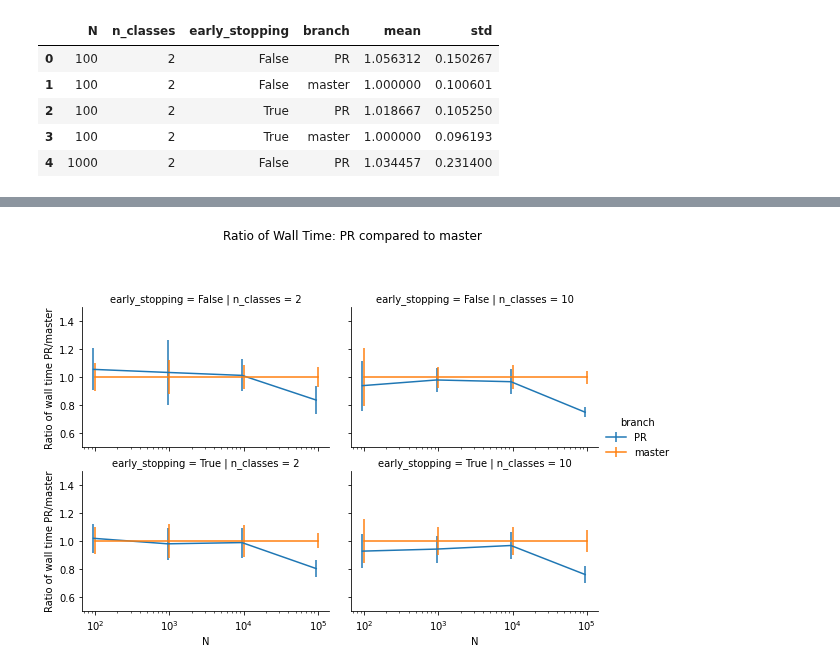
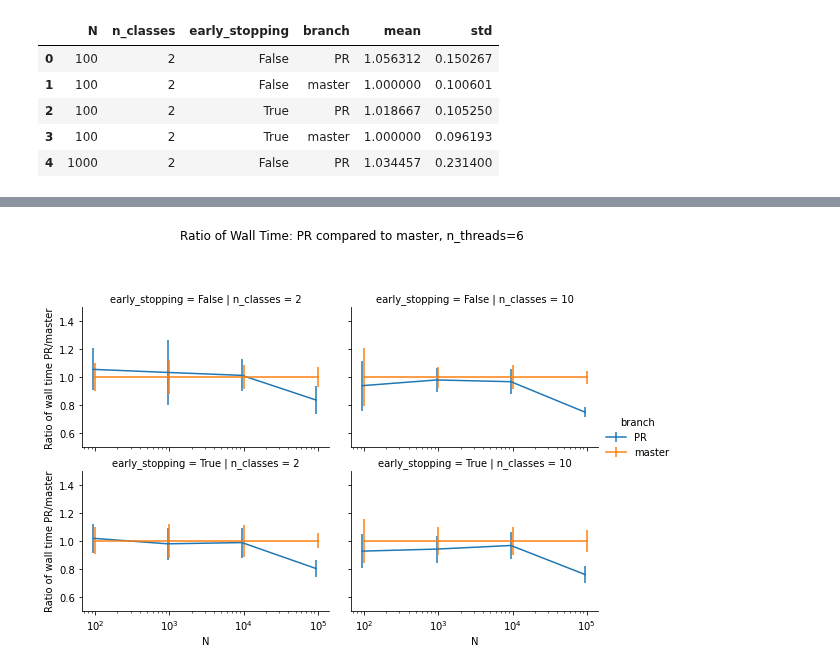
Before and after one commit to lorentzenchr/notebooks, a Jupyter notebook: bench_loss_module_logistic_and_hgbt.ipynb, the cells around one changed output, grey strips where cells are left out. Drawn from its saved outputs; the diff is of its cells as text; code cells hidden in the pictures.

```diff
--- a/bench_loss_module_logistic_and_hgbt.ipynb
+++ b/bench_loss_module_logistic_and_hgbt.ipynb
@@ -234,5 +246,5 @@ g.set(xscale="log")
 g.set_axis_labels(y_var="Ratio of wall time PR/master")
 g.add_legend()
 plt.subplots_adjust(top=0.8)
-g.fig.suptitle("Ratio of Wall Time: PR compared to master")
+g.fig.suptitle("Ratio of Wall Time: PR compared to master, n_threads=6")
 # %% [output]
@@ -240 +252 @@ Text(0.5, 0.98, 'Ratio of Wall Time: PR compared to master')
-[figure, old version]
+[figure, new version]
```
Also changed, not shown: parts of 6 cells of this notebook, 2 other files.
